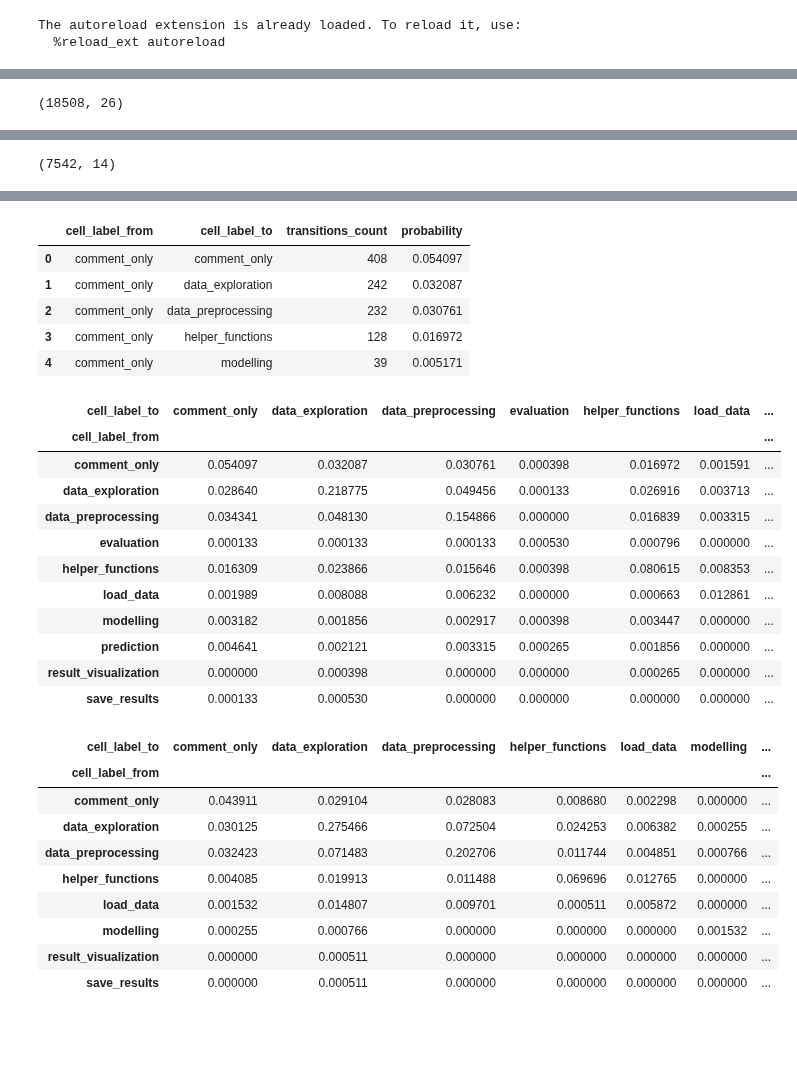
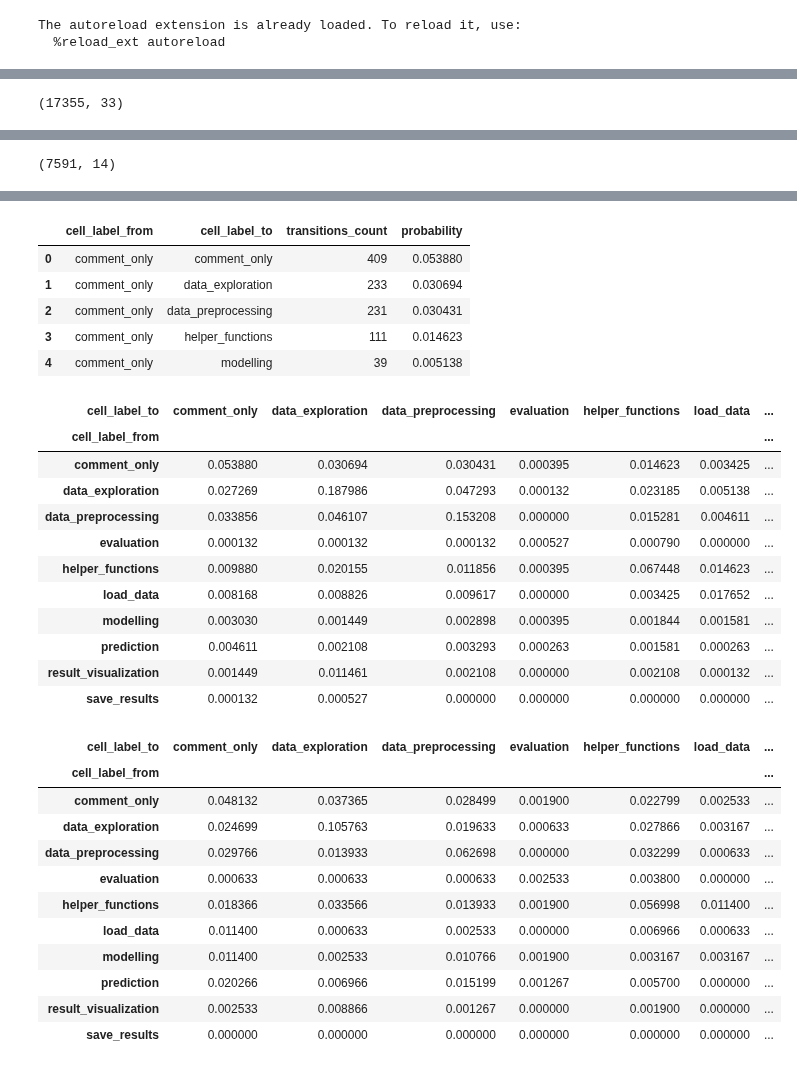
Before and after one commit to konstantgr/jupyter-logs-analysis, a Jupyter notebook: analysis/labels-transitions.ipynb, the cells around one changed output, grey strips where cells are left out. Saved outputs shown, nothing was run; the diff lists cells and outputs as text; code cells hidden in the pictures; blank space fills up the shorter version.

Commit message:
Change labels-transition analysis

```diff
--- a/analysis/labels-transitions.ipynb
+++ b/analysis/labels-transitions.ipynb
@@ -14,7 +14,7 @@ from analysis.metrics.metrics_transtions import TransitionMetrics
 The autoreload extension is already loaded. To reload it, use:
   %reload_ext autoreload
 # %%
-path = Path("../data/all_data_06_09_2023.csv")
+path = Path("../data/all_data_06_09_2023_with_res.csv")
 df_hack = pd.read_csv(path, index_col=0)
 df_hack.head()
 # %% [output]
@@ -27,3 +28,7 @@ df_hack.head()
+# %%
+df_hack.loc[df_hack.result == "display_data", 'cell_label'] = 'result_visualization,'
+mask = df_hack.cell_source.fillna("").str.contains('|'.join(['read_csv', 'read_pickle']))
+df_hack.loc[mask, 'cell_label'] = 'load_data,'
 # %%
 june = JuNEDataset(df_hack)
 june.prepare_dataset()
@@ -69,9 +75,9 @@ df_with_onehot.head()
 # %%
 ### steps in a data science notebook life cycle
 labels = [
-    'helper_functions', 'load_data', 'data_exploration',
-    'data_preprocessing', 'modelling', 'evaluation',
-    'prediction', 'result_visualization', 'save_results', 'comment_only'
+    'comment_only', 'helper_functions', 'load_data', 'data_exploration',
+    'data_preprocessing', 'result_visualization', 'save_results', 'modelling', 'evaluation',
+    'prediction'
 ]
 label_count_per_cell = df_with_onehot[labels].sum(axis=1).values
 # %%
@@ -82,5 +88,5 @@ df_with_single_label.shape
 # %%
-df_with_single_label.loc['label'] = df_with_single_label.cell_label.fillna("").apply(
+df_with_single_label['label'] = df_with_single_label.cell_label.fillna("").apply(
     lambda x: x.strip().split(',')[0]
 )
 df_with_single_label.head()
@@ -95,7 +122,7 @@ df_with_single_label.head()
 # %%
 df_with_single_label.shape
 # %% [output]
-(18508, 26)
+(17355, 33)
 # %%
 processor = TransitionMetrics()
 all_transitions = processor.calculate_metrics(df_with_single_label)
@@ -111,7 +138,7 @@ all_transitions.head()
 execution_transitions = all_transitions[all_transitions.type == "execution_transition"]
 execution_transitions.shape
 # %% [output]
-(7542, 14)
+(7591, 14)
 # %%
 all_transitions_merged = execution_transitions.merge(
     june.df[['task', 'kernel_id', 'expert']].drop_duplicates(subset=['task', 'kernel_id'], keep='last'),
@@ -134,11 +161,11 @@ grouped_transitions['probability'] = grouped_transitions.transitions_count / gro
 grouped_transitions.head()
 # %% [output]
 |  | cell_label_from | cell_label_to | transitions_count | probability |
-| 0 | comment_only | comment_only | 408 | 0.054097 |
-| 1 | comment_only | data_exploration | 242 | 0.032087 |
-| 2 | comment_only | data_preprocessing | 232 | 0.030761 |
-| 3 | comment_only | helper_functions | 128 | 0.016972 |
-| 4 | comment_only | modelling | 39 | 0.005171 |
+| 0 | comment_only | comment_only | 409 | 0.053880 |
+| 1 | comment_only | data_exploration | 233 | 0.030694 |
+| 2 | comment_only | data_preprocessing | 231 | 0.030431 |
+| 3 | comment_only | helper_functions | 111 | 0.014623 |
+| 4 | comment_only | modelling | 39 | 0.005138 |
 # %%
 transitions_matrix = grouped_transitions.pivot(
     index='cell_label_from', columns='cell_label_to', values='probability'
@@ -147,13 +174,13 @@ transitions_matrix
 # %% [output]
 | cell_label_to | comment_only | data_exploration | data_preprocessing | evaluation | helper_functions | load_data | ... |
 | cell_label_from |  |  |  |  |  |  | ... |
-| comment_only | 0.054097 | 0.032087 | 0.030761 | 0.000398 | 0.016972 | 0.001591 | ... |
-| data_exploration | 0.028640 | 0.218775 | 0.049456 | 0.000133 | 0.026916 | 0.003713 | ... |
-| data_preprocessing | 0.034341 | 0.048130 | 0.154866 | 0.000000 | 0.016839 | 0.003315 | ... |
-| evaluation | 0.000133 | 0.000133 | 0.000133 | 0.000530 | 0.000796 | 0.000000 | ... |
-| helper_functions | 0.016309 | 0.023866 | 0.015646 | 0.000398 | 0.080615 | 0.008353 | ... |
-| load_data | 0.001989 | 0.008088 | 0.006232 | 0.000000 | 0.000663 | 0.012861 | ... |
-| modelling | 0.003182 | 0.001856 | 0.002917 | 0.000398 | 0.003447 | 0.000000 | ... |
-| prediction | 0.004641 | 0.002121 | 0.003315 | 0.000265 | 0.001856 | 0.000000 | ... |
-| result_visualization | 0.000000 | 0.000398 | 0.000000 | 0.000000 | 0.000265 | 0.000000 | ... |
-| save_results | 0.000133 | 0.000530 | 0.000000 | 0.000000 | 0.000000 | 0.000000 | ... |
+| comment_only | 0.053880 | 0.030694 | 0.030431 | 0.000395 | 0.014623 | 0.003425 | ... |
+| data_exploration | 0.027269 | 0.187986 | 0.047293 | 0.000132 | 0.023185 | 0.005138 | ... |
+| data_preprocessing | 0.033856 | 0.046107 | 0.153208 | 0.000000 | 0.015281 | 0.004611 | ... |
+| evaluation | 0.000132 | 0.000132 | 0.000132 | 0.000527 | 0.000790 | 0.000000 | ... |
+| helper_functions | 0.009880 | 0.020155 | 0.011856 | 0.000395 | 0.067448 | 0.014623 | ... |
+| load_data | 0.008168 | 0.008826 | 0.009617 | 0.000000 | 0.003425 | 0.017652 | ... |
+| modelling | 0.003030 | 0.001449 | 0.002898 | 0.000395 | 0.001844 | 0.001581 | ... |
+| prediction | 0.004611 | 0.002108 | 0.003293 | 0.000263 | 0.001581 | 0.000263 | ... |
+| result_visualization | 0.001449 | 0.011461 | 0.002108 | 0.000000 | 0.002108 | 0.000132 | ... |
+| save_results | 0.000132 | 0.000527 | 0.000000 | 0.000000 | 0.000000 | 0.000000 | ... |
@@ -179,24 +220,26 @@ def plot_transitions_matrix(matrix):
 # %%
-task, expert = 'task1', False
+task, expert = 'task2', True
 grouped_transitions = all_transitions_merged\
     .groupby(['task', 'expert']).get_group((task, expert))\
     .groupby(['cell_label_from']).cell_label_to.value_counts()\
     .reset_index().rename({"count": "transitions_count"}, axis=1)
 
 grouped_transitions['probability'] = grouped_transitions.transitions_count / grouped_transitions.transitions_count.sum()
 
 transitions_matrix = grouped_transitions.pivot(
     index='cell_label_from', columns='cell_label_to', values='probability'
 ).fillna(0)
 transitions_matrix
 # %% [output]
-| cell_label_to | comment_only | data_exploration | data_preprocessing | helper_functions | load_data | modelling | ... |
+| cell_label_to | comment_only | data_exploration | data_preprocessing | evaluation | helper_functions | load_data | ... |
 | cell_label_from |  |  |  |  |  |  | ... |
-| comment_only | 0.043911 | 0.029104 | 0.028083 | 0.008680 | 0.002298 | 0.000000 | ... |
-| data_exploration | 0.030125 | 0.275466 | 0.072504 | 0.024253 | 0.006382 | 0.000255 | ... |
-| data_preprocessing | 0.032423 | 0.071483 | 0.202706 | 0.011744 | 0.004851 | 0.000766 | ... |
-| helper_functions | 0.004085 | 0.019913 | 0.011488 | 0.069696 | 0.012765 | 0.000000 | ... |
-| load_data | 0.001532 | 0.014807 | 0.009701 | 0.000511 | 0.005872 | 0.000000 | ... |
-| modelling | 0.000255 | 0.000766 | 0.000000 | 0.000000 | 0.000000 | 0.001532 | ... |
-| result_visualization | 0.000000 | 0.000511 | 0.000000 | 0.000000 | 0.000000 | 0.000000 | ... |
-| save_results | 0.000000 | 0.000511 | 0.000000 | 0.000000 | 0.000000 | 0.000000 | ... |
+| comment_only | 0.048132 | 0.037365 | 0.028499 | 0.001900 | 0.022799 | 0.002533 | ... |
+| data_exploration | 0.024699 | 0.105763 | 0.019633 | 0.000633 | 0.027866 | 0.003167 | ... |
+| data_preprocessing | 0.029766 | 0.013933 | 0.062698 | 0.000000 | 0.032299 | 0.000633 | ... |
+| evaluation | 0.000633 | 0.000633 | 0.000633 | 0.002533 | 0.003800 | 0.000000 | ... |
+| helper_functions | 0.018366 | 0.033566 | 0.013933 | 0.001900 | 0.056998 | 0.011400 | ... |
+| load_data | 0.011400 | 0.000633 | 0.002533 | 0.000000 | 0.006966 | 0.000633 | ... |
+| modelling | 0.011400 | 0.002533 | 0.010766 | 0.001900 | 0.003167 | 0.003167 | ... |
+| prediction | 0.020266 | 0.006966 | 0.015199 | 0.001267 | 0.005700 | 0.000000 | ... |
+| result_visualization | 0.002533 | 0.008866 | 0.001267 | 0.000000 | 0.001900 | 0.000000 | ... |
+| save_results | 0.000000 | 0.000000 | 0.000000 | 0.000000 | 0.000000 | 0.000000 | ... |
```
Also changed, not shown: parts of 13 cells of this notebook.
